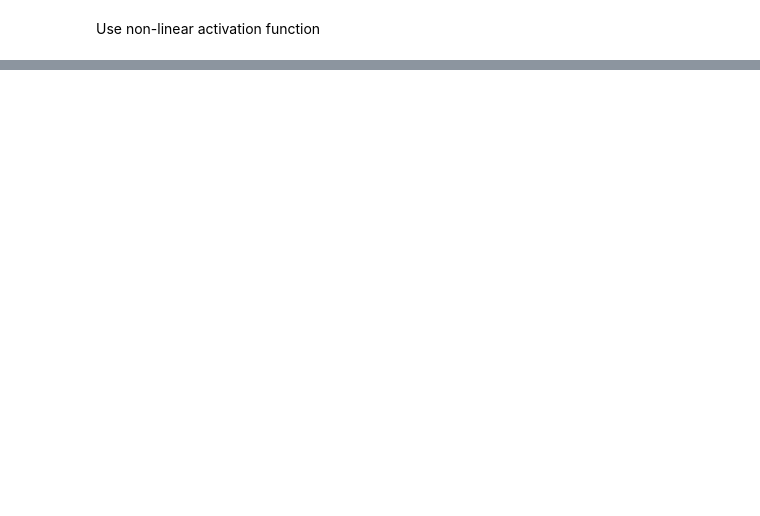
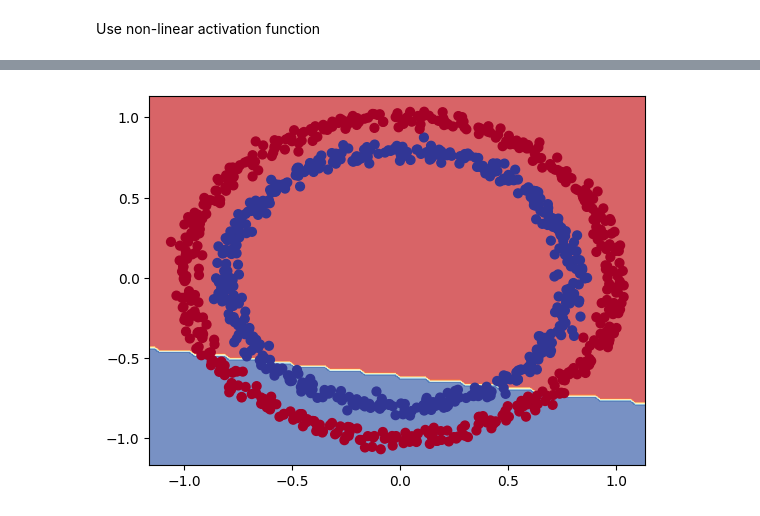
Before and after one commit to pranavrao87/Machine-Learning, a Jupyter notebook: Classification Models/02_neural_network_classification_models.ipynb, the cells around one changed output, grey strips where cells are left out. Saved outputs shown, nothing was run; the diff lists cells and outputs as text; code cells hidden in the pictures; blank space fills up the shorter version.

```diff
--- a/Classification Models/02_neural_network_classification_models.ipynb
+++ b/Classification Models/02_neural_network_classification_models.ipynb
@@ -396,0 +397,3 @@ Epoch 100/100
+# %%
+plot_decision_boundary(model_5, X, y)
+# %% [output]
@@ -397,3 +402,4 @@ Epoch 100/100
+[figure, added]
 # %%
 # Set rand seed
 tf.random.set_seed(42)
```
Also changed, not shown: parts of 21 cells of this notebook.
